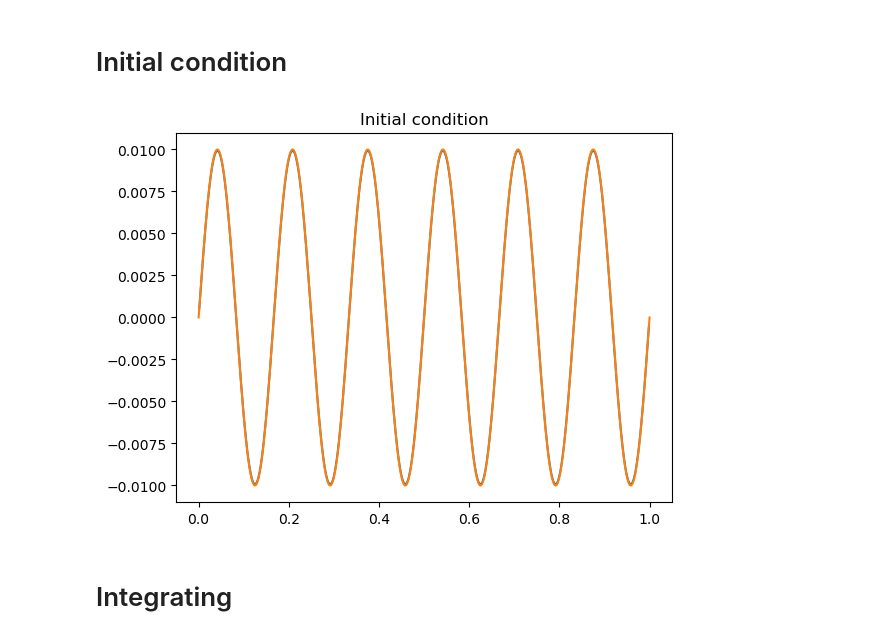
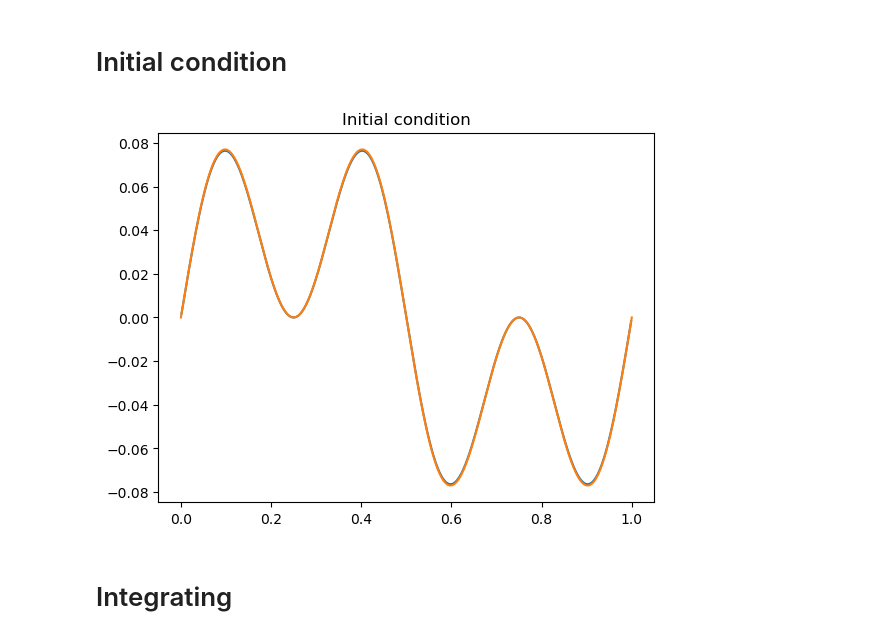
Before and after one commit to MatthieuDarcy/Kernel-NeuralNetworks-SPDEs, a Jupyter notebook: solving_elliptic/semilinear_time_dependent.ipynb, the cells around one changed output. Cells and saved outputs as stored; diff of their text form; code cells hidden in the pictures.

Commit message:
3 plots

```diff
--- a/solving_elliptic/semilinear_time_dependent.ipynb
+++ b/solving_elliptic/semilinear_time_dependent.ipynb
@@ -132,17 +132,17 @@ m_tool = measurement_tool(domain, n_meas)
 # %% [markdown]
 # Initial condition
 # %%
-u0 = lambda x: jnp.sin(12*jnp.pi*x)*0.01 #jnp.cos(2*jnp.pi*x)*jnp.cos(4*jnp.pi*x)*jnp.cos(6*jnp.pi*x)*jnp.sin(12*jnp.pi*x)*0.1
+u0 = lambda x: jnp.cos(2*jnp.pi*x)*jnp.sin(4*jnp.pi*x)*0.1#jnp.sin(12*jnp.pi*x)*0.01 #
 g_init = u0(x)
 
 y_init = m_tool.project(m_tool.evaluate_at_roots(u0))
 
 plt.plot(m_tool.centers, y_init)
 plt.plot(x, g_init)
 plt.title('Initial condition')
 plt.show()
 # %% [output]
-[figure, old version]
+[figure, new version]
 # %% [markdown]
 # Integrating
 # %%
```
Also changed, not shown: parts of 7 cells of this notebook, 1 other file.
